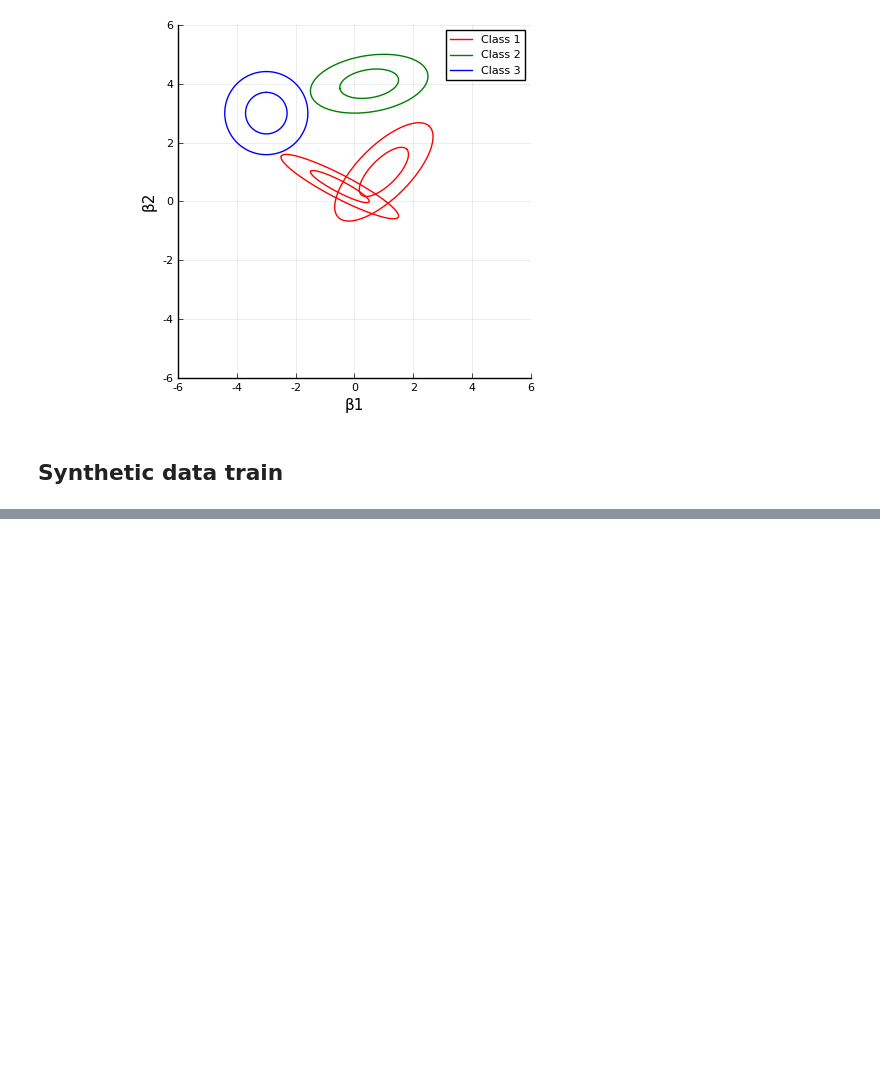
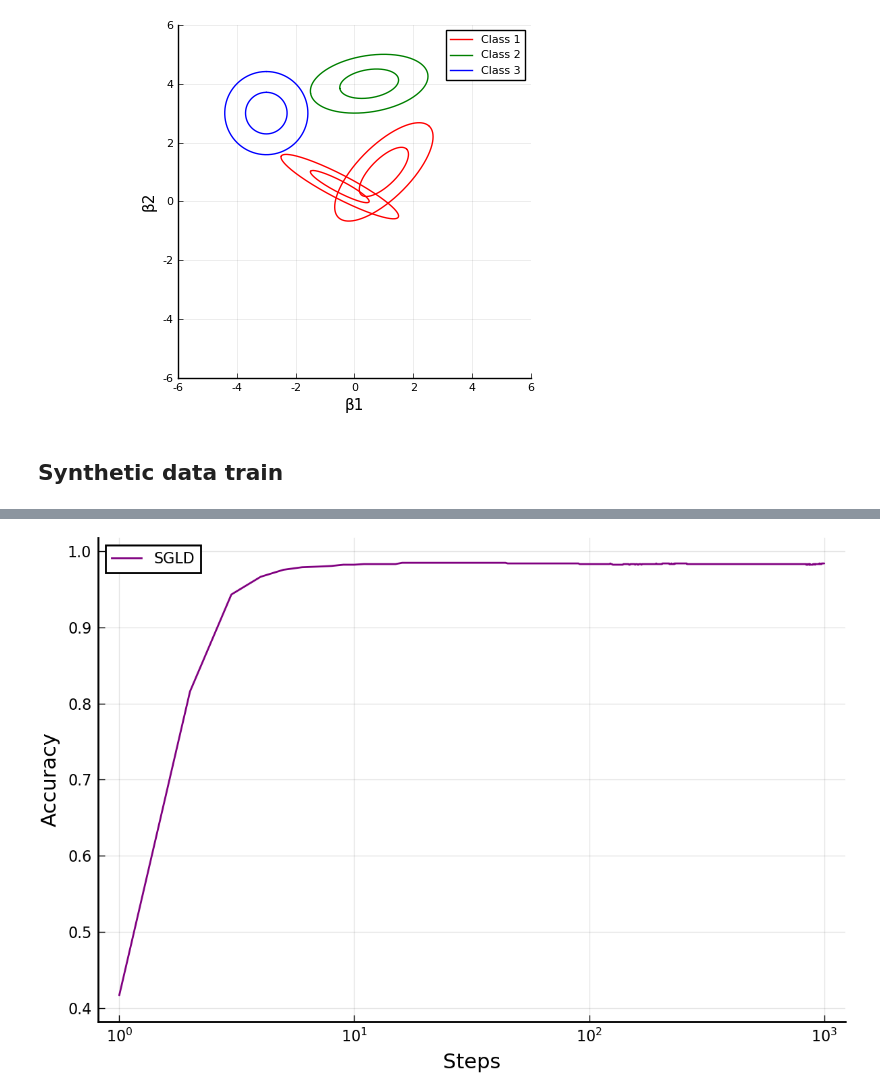
Before and after one commit to fnlandini/BayesianModels, a Jupyter notebook: examples/Test_Models.ipynb, the cells around one changed output, grey strips where cells are left out. Cells and saved outputs as stored; diff of their text form; code cells hidden in the pictures; blank space fills up the shorter version.

```diff
--- a/examples/Test_Models.ipynb
+++ b/examples/Test_Models.ipynb
@@ -199,24 +206,26 @@ plot(1:steps+1,
 # %%
 include("LR_SGLD.jl")
 n_classes = 3
 steps = 1000
 η = 0.01
 n_samples = 10
-βs = train_SGLD(X_train, z_train, n_classes, steps, η, n_samples)
+# βs_SGLD will contain the βs for each iteration
+βs_SGLD = train_SGLD(X_train, z_train, n_classes, steps, η, n_samples)
 
 # Evaluate
-β =
 acc = zeros(Float64, steps+1)
 for i = 1:steps+1
-    acc[i] = accuracy_SGLD(βs[:,i,:,:], X_test_norm, z_test)
+    acc[i] = accuracy_SGLD(βs_SGLD[:,i,:,:], X_test_norm, z_test)
 end
 
 plot(1:steps+1,
     acc,
     xaxis=:log,
     linecolor=:purple,
     ylim = [0.4, 1],
     xlabel = "Steps",
     ylabel = "Accuracy",
     label="SGLD",
     dpi=200)
+# %% [output]
+[figure, added]
```
Also changed, not shown: parts of 6 cells of this notebook.
